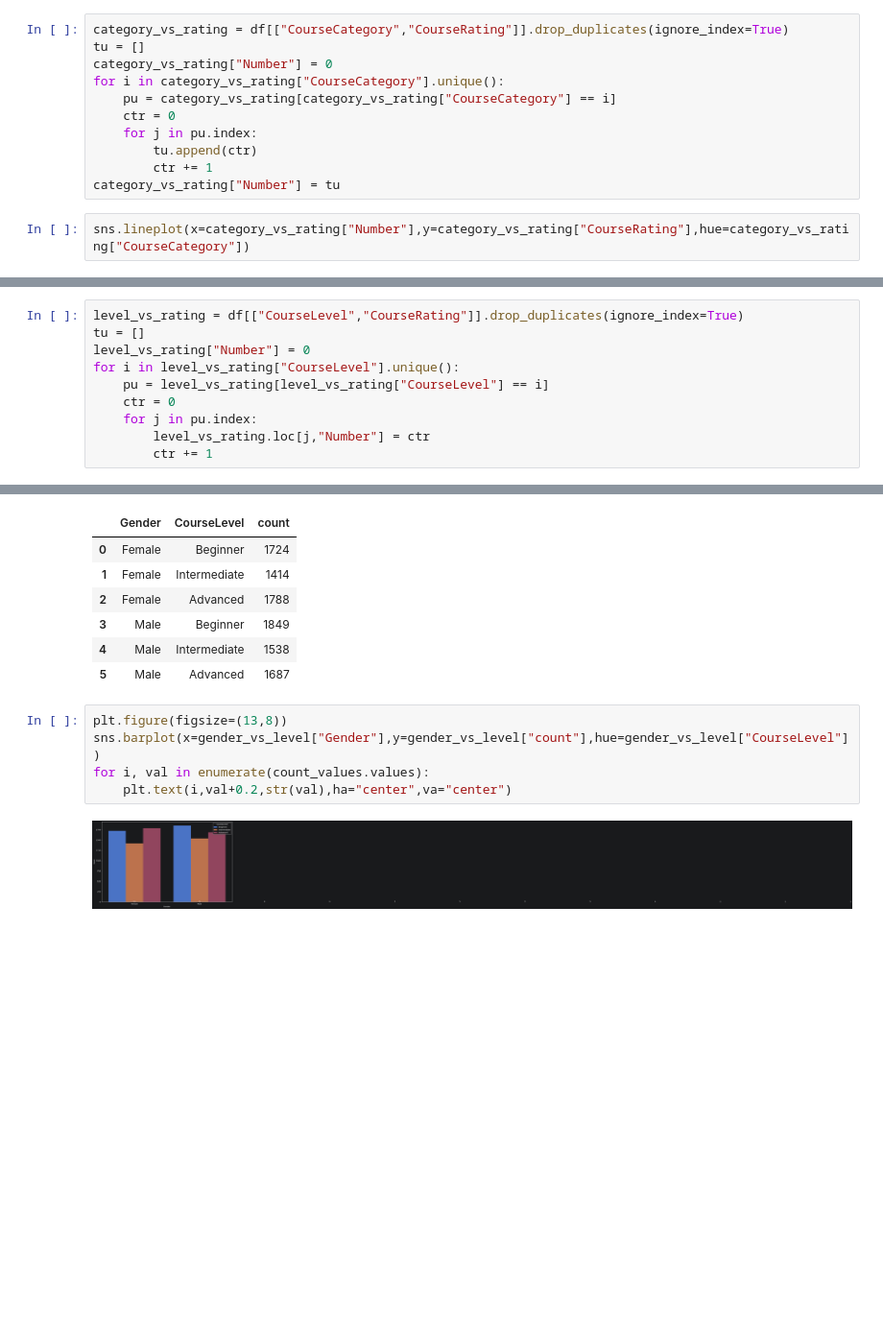
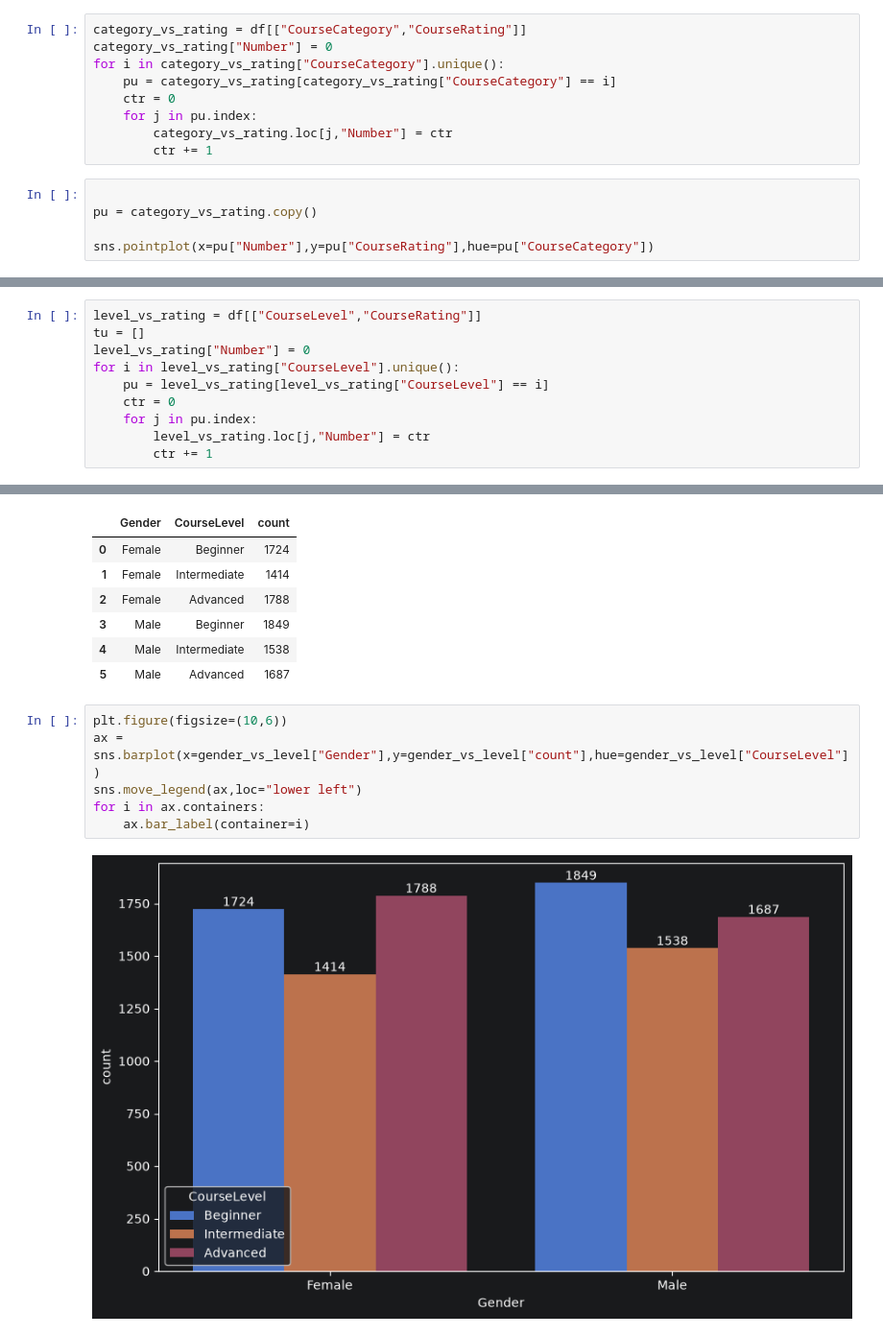
Before and after one commit to amithvardhan99/resume-projects, a Jupyter notebook: Instructor Performance and Course Quality Evaluation on EduPro/notebook.ipynb, the cells around one changed output, grey strips where cells are left out. Shown at 96% size. Cells and saved outputs as stored; diff of their text form; blank space fills up the shorter version.

```diff
--- a/Instructor Performance and Course Quality Evaluation on EduPro/notebook.ipynb
+++ b/Instructor Performance and Course Quality Evaluation on EduPro/notebook.ipynb
@@ -337,17 +340,18 @@ Now, let us evaluate the quality of courses by category and level
 # %% [markdown]
 **Evaluating quality of courses by category**
 # %%
-category_vs_rating = df[["CourseCategory","CourseRating"]].drop_duplicates(ignore_index=True)
-tu = []
+category_vs_rating = df[["CourseCategory","CourseRating"]]
 category_vs_rating["Number"] = 0
 for i in category_vs_rating["CourseCategory"].unique():
     pu = category_vs_rating[category_vs_rating["CourseCategory"] == i]
     ctr = 0
     for j in pu.index:
-        tu.append(ctr)
+        category_vs_rating.loc[j,"Number"] = ctr
         ctr += 1
-category_vs_rating["Number"] = tu
 # %%
-sns.lineplot(x=category_vs_rating["Number"],y=category_vs_rating["CourseRating"],hue=category_vs_rating["CourseCategory"])
+
+pu = category_vs_rating.copy()
+
+sns.pointplot(x=pu["Number"],y=pu["CourseRating"],hue=pu["CourseCategory"])
 # %% [output]
 <Axes: xlabel='Number', ylabel='CourseRating'>
@@ -416,7 +422,7 @@ cvr, ec, dd = return_category_vs_rating(df,CourseCategory=['Programming','Design
 # %% [markdown]
 **Evaluating quality of courses by level**
 # %%
-level_vs_rating = df[["CourseLevel","CourseRating"]].drop_duplicates(ignore_index=True)
+level_vs_rating = df[["CourseLevel","CourseRating"]]
 tu = []
 level_vs_rating["Number"] = 0
 for i in level_vs_rating["CourseLevel"].unique():
@@ -507,9 +515,10 @@ gender_vs_level
 | 4 | Male | Intermediate | 1538 |
 | 5 | Male | Advanced | 1687 |
 # %%
-plt.figure(figsize=(13,8))
-sns.barplot(x=gender_vs_level["Gender"],y=gender_vs_level["count"],hue=gender_vs_level["CourseLevel"])
-for i, val in enumerate(count_values.values):
-    plt.text(i,val+0.2,str(val),ha="center",va="center")
+plt.figure(figsize=(10,6))
+ax = sns.barplot(x=gender_vs_level["Gender"],y=gender_vs_level["count"],hue=gender_vs_level["CourseLevel"])
+sns.move_legend(ax,loc="lower left")
+for i in ax.containers:
+    ax.bar_label(container=i)
 # %% [output]
-[figure, old version]
+[figure, new version]
```
Also changed, not shown: parts of 14 cells of this notebook.
